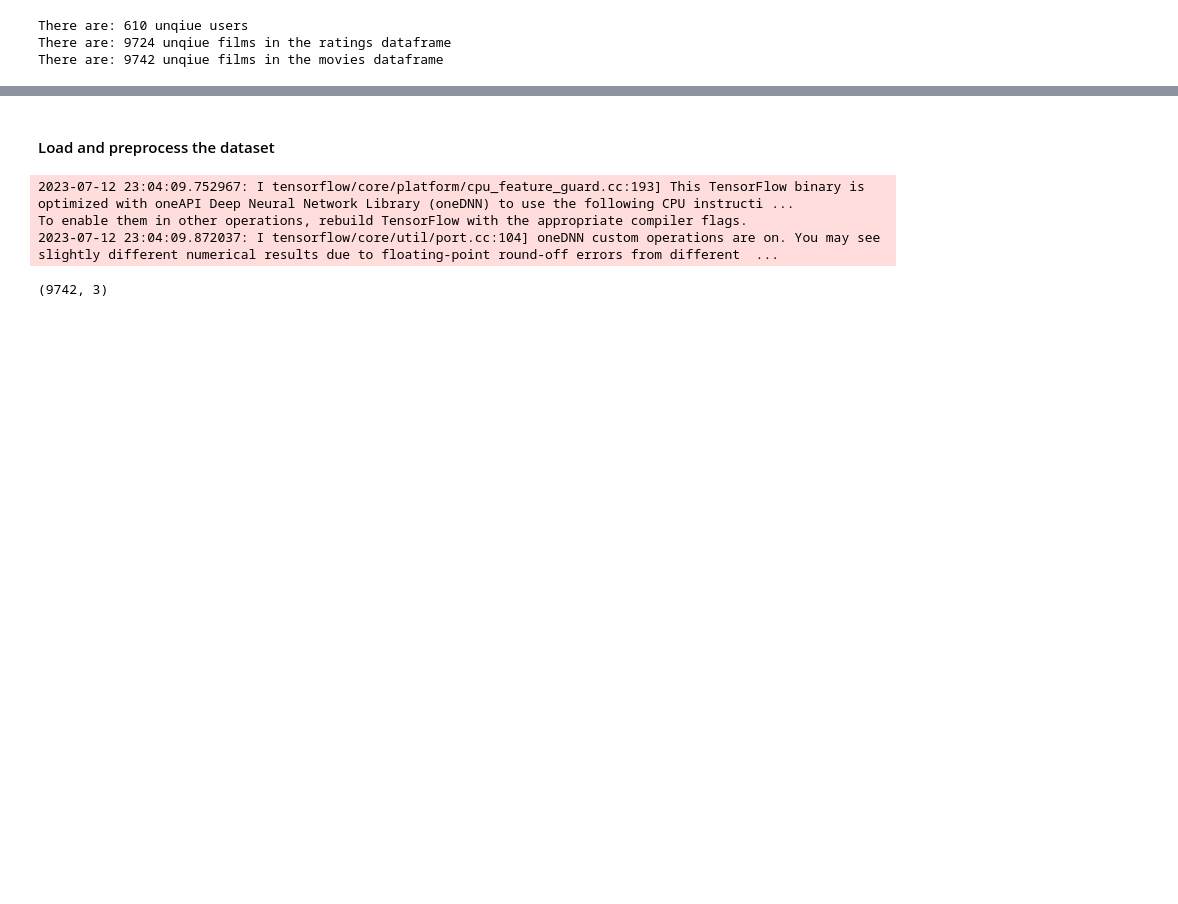
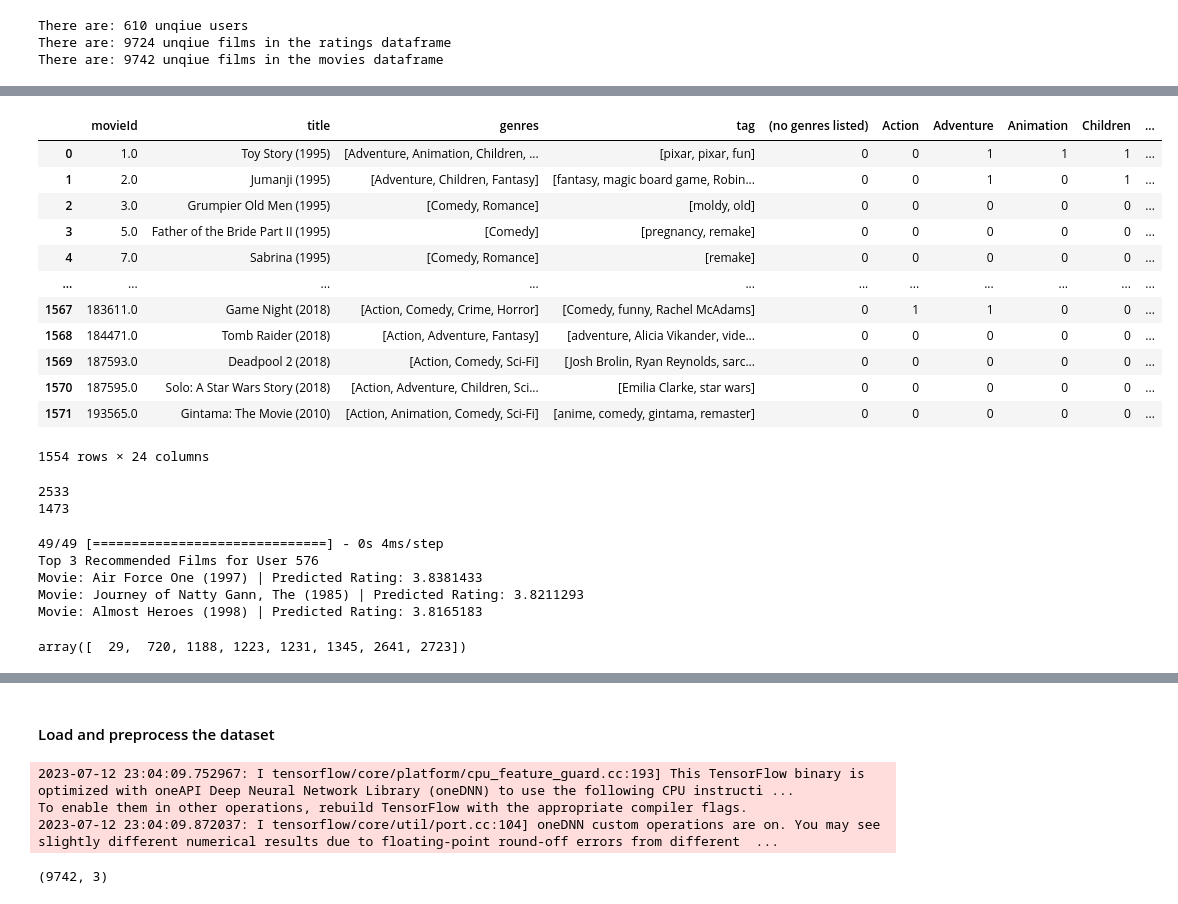
Before and after one commit to jgraham91/final-project, a Jupyter notebook: notebooks/FINAL-PROJECT.ipynb, the cells around one changed output, grey strips where cells are left out. Cells and saved outputs as stored; diff of their text form; code cells hidden in the pictures; blank space fills up the shorter version.

```diff
--- a/notebooks/FINAL-PROJECT.ipynb
+++ b/notebooks/FINAL-PROJECT.ipynb
@@ -67,0 +482,80 @@ There are: 9742 unqiue films in the movies dataframe
+# %%
+movies_df = movies_with_tags_and_genres[movies_with_tags_and_genres['movieId'].isin(movielens_df_no_naans['movieId'])]
+movies_df
+# %% [output]
+|  | movieId | title | genres | tag | (no genres listed) | Action | Adventure | Animation | Children | ... |
+| 0 | 1.0 | Toy Story (1995) | [Adventure, Animation, Children, ... | [pixar, pixar, fun] | 0 | 0 | 1 | 1 | 1 | ... |
+| 1 | 2.0 | Jumanji (1995) | [Adventure, Children, Fantasy] | [fantasy, magic board game, Robin... | 0 | 0 | 1 | 0 | 1 | ... |
+| 2 | 3.0 | Grumpier Old Men (1995) | [Comedy, Romance] | [moldy, old] | 0 | 0 | 0 | 0 | 0 | ... |
+| 3 | 5.0 | Father of the Bride Part II (1995) | [Comedy] | [pregnancy, remake] | 0 | 0 | 0 | 0 | 0 | ... |
+| 4 | 7.0 | Sabrina (1995) | [Comedy, Romance] | [remake] | 0 | 0 | 0 | 0 | 0 | ... |
+| ... | ... | ... | ... | ... | ... | ... | ... | ... | ... | ... |
+| 1567 | 183611.0 | Game Night (2018) | [Action, Comedy, Crime, Horror] | [Comedy, funny, Rachel McAdams] | 0 | 1 | 1 | 0 | 0 | ... |
+| 1568 | 184471.0 | Tomb Raider (2018) | [Action, Adventure, Fantasy] | [adventure, Alicia Vikander, vide... | 0 | 0 | 0 | 0 | 0 | ... |
+| 1569 | 187593.0 | Deadpool 2 (2018) | [Action, Comedy, Sci-Fi] | [Josh Brolin, Ryan Reynolds, sarc... | 0 | 0 | 0 | 0 | 0 | ... |
+| 1570 | 187595.0 | Solo: A Star Wars Story (2018) | [Action, Adventure, Children, Sci... | [Emilia Clarke, star wars] | 0 | 0 | 0 | 0 | 0 | ... |
+| 1571 | 193565.0 | Gintama: The Movie (2010) | [Action, Animation, Comedy, Sci-Fi] | [anime, comedy, gintama, remaster] | 0 | 0 | 0 | 0 | 0 | ... |
+1554 rows × 24 columns
+# %%
+from keras.preprocessing.text import Tokenizer
+from tensorflow.keras.preprocessing.sequence import pad_sequences
+
+# Convert movie titles to sequences of word indices, convert to padded array for input to model
+#Find the length of the title vocab size
+all_of_the_movie_titles = movies_df['title'].values
+tokenizer = Tokenizer()
+tokenizer.fit_on_texts(all_of_the_movie_titles)
+all_of_the_title_sequences = tokenizer.texts_to_sequences(all_of_the_movie_titles)
+all_of_the_title_sequences = pad_sequences(all_of_the_title_sequences, maxlen=max_title_length)
+title_vocab_size = len(tokenizer.word_index)+1
+print(title_vocab_size)
+
+# Convert movie titles to sequences of word indices, convert to padded array for input to model
+#Find the length of the tag vocab size
+all_of_the_tags = movies_df['tag'].values
+tokenizer = Tokenizer()
+tokenizer.fit_on_texts(all_of_the_tags)
+all_of_the_tag_sequences = tokenizer.texts_to_sequences(all_of_the_tags)
+all_of_the_tag_sequences = pad_sequences(all_of_the_tag_sequences, maxlen=max_tag_length)
+tag_vocab_size = len(tokenizer.word_index)+1
+print(tag_vocab_size)
+# %% [output]
+2533
+1473
+# %%
+#get all the values of the movie Ids and genre Ids
+movie_ids = movies_df['movieId'].values
+movie_genres = movies_df.iloc[:, -20:].values
+
+# Choose the user for whom you want to make recommendations
+test_user = 576
+
+# Get predictions for all movies for the selected user
+user_predictions = model4.predict([np.array([test_user] * len(movie_ids)), np.array(movie_ids), all_of_the_title_sequences, all_of_the_tag_sequences, movie_genres])
+
+# Unnormalize the ratings
+min_rating = 0.5  # Replace with the actual minimum rating in the dataset
+max_rating = 5.0  # Replace with the actual maximum rating in the dataset
+user_predictions = user_predictions * (max_rating - min_rating) + min_rating
+
+user_predictions = np.clip(user_predictions, a_min=None, a_max=5.0)
+
+# Sort the predictions in descending order and get the indices of the top 3 movies
+top_movie_indices = user_predictions.argsort(axis=0)[::-1][:3]
+
+# Retrieve the movie IDs of the top 3 movies
+print("Top 3 Recommended Films for User", test_user)
+for index in top_movie_indices:
+    movie_title = movies.loc[index, 'title'].values
+    rating = user_predictions[index]
+    print("Movie:", movie_title[0], "| Predicted Rating:", rating[0][0])
+# %% [output]
+49/49 [==============================] - 0s 4ms/step
+Top 3 Recommended Films for User 576
+Movie: Air Force One (1997) | Predicted Rating: 3.8381433
+Movie: Journey of Natty Gann, The (1985) | Predicted Rating: 3.8211293
+Movie: Almost Heroes (1998) | Predicted Rating: 3.8165183
+# %%
+user_films_viewed
+# %% [output]
+array([  29,  720, 1188, 1223, 1231, 1345, 2641, 2723])
```
Also changed, not shown: parts of 36 cells of this notebook.
